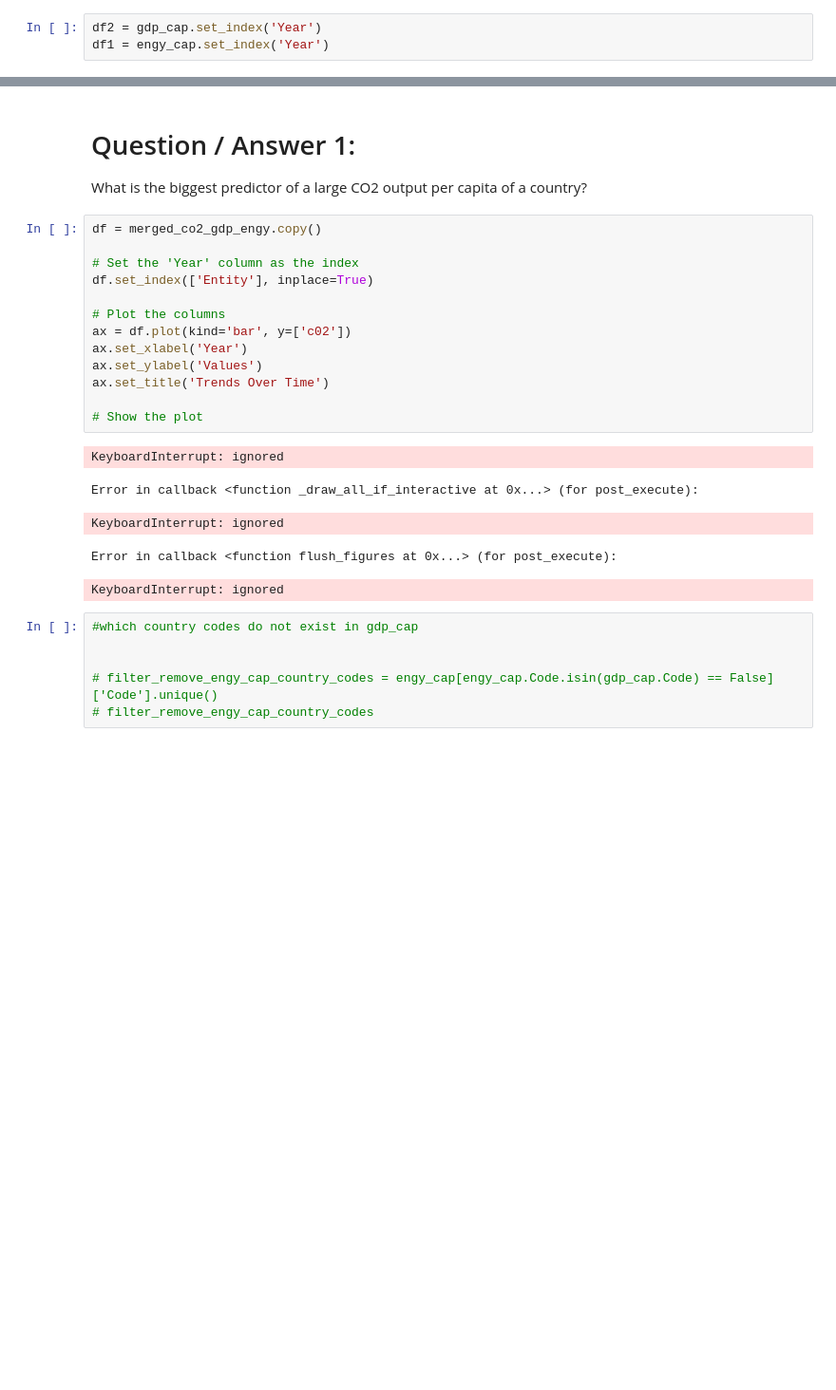
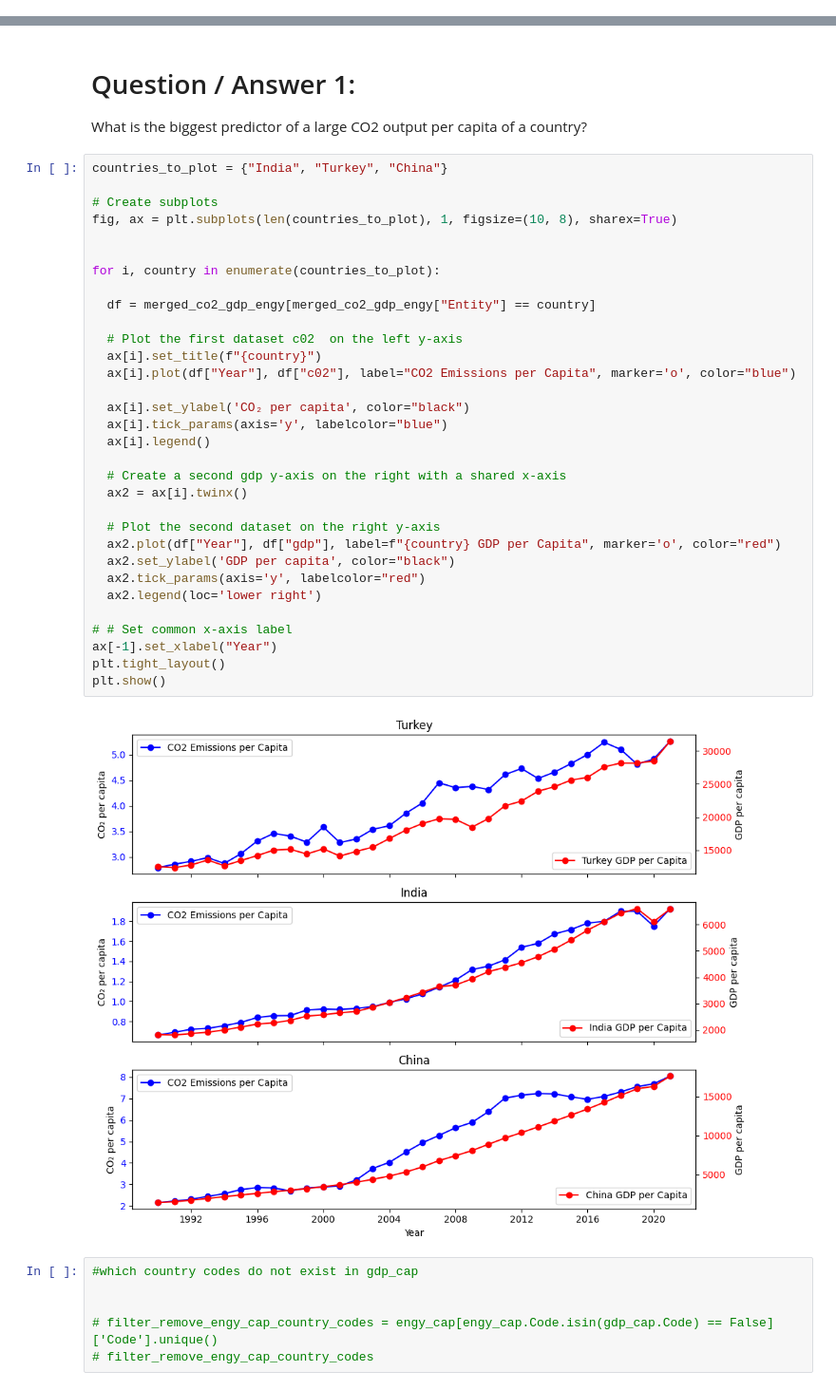
Before and after one commit to ayuksekdag/winacademy_python_dna, a Jupyter notebook: final_assignment/final_co2Project.ipynb, the cells around one changed output, grey strips where cells are left out. Shown at 95% size. Cells and saved outputs as stored; diff of their text form; blank space fills up the shorter version.

```diff
--- a/final_assignment/final_co2Project.ipynb
+++ b/final_assignment/final_co2Project.ipynb
@@ -63,9 +62,6 @@ engy_cap['Year'] = pd.to_datetime(engy_cap['Year'], format='%Y')
 # print(f' \n grootte co2_cap  {co2_cap.shape}')
 # print(f' \n grootte engy_cap  {engy_cap.shape}')
 # print(f' \n grootte gdp_cap {gdp_cap.shape}')
-# %%
-df2 = gdp_cap.set_index('Year')
-df1 = engy_cap.set_index('Year')
 # %%
 # INTERSECTION INNER JOIN TO CREATE
 # 1 DATASET BASED ON COUNTRY AND YEAR.
@@ -97,25 +92,40 @@ dtype: object
 # %% [markdown]
 # Question / Answer 1:
 What is the biggest predictor of a large CO2 output per capita of a country?
-# %%
-df = merged_co2_gdp_engy.copy()
-
-# Set the 'Year' column as the index
-df.set_index(['Entity'], inplace=True)
-
-# Plot the columns
-ax = df.plot(kind='bar', y=['c02'])
-ax.set_xlabel('Year')
-ax.set_ylabel('Values')
-ax.set_title('Trends Over Time')
-
-# Show the plot
-# %% [output]
-KeyboardInterrupt: ignored
-Error in callback <function _draw_all_if_interactive at 0x...> (for post_execute):
-KeyboardInterrupt: ignored
-Error in callback <function flush_figures at 0x...> (for post_execute):
-KeyboardInterrupt: ignored
+# %%
+countries_to_plot = {"India", "Turkey", "China"}
+
+# Create subplots
+fig, ax = plt.subplots(len(countries_to_plot), 1, figsize=(10, 8), sharex=True)
+
+
+for i, country in enumerate(countries_to_plot):
+
+  df = merged_co2_gdp_engy[merged_co2_gdp_engy["Entity"] == country]
+
+  # Plot the first dataset c02  on the left y-axis
+  ax[i].set_title(f"{country}")
+  ax[i].plot(df["Year"], df["c02"], label="CO2 Emissions per Capita", marker='o', color="blue")
+
+  ax[i].set_ylabel('CO₂ per capita', color="black")
+  ax[i].tick_params(axis='y', labelcolor="blue")
+  ax[i].legend()
+
+  # Create a second gdp y-axis on the right with a shared x-axis
+  ax2 = ax[i].twinx()
+
+  # Plot the second dataset on the right y-axis
+  ax2.plot(df["Year"], df["gdp"], label=f"{country} GDP per Capita", marker='o', color="red")
+  ax2.set_ylabel('GDP per capita', color="black")
+  ax2.tick_params(axis='y', labelcolor="red")
+  ax2.legend(loc='lower right')
+
+# # Set common x-axis label
+ax[-1].set_xlabel("Year")
+plt.tight_layout()
+plt.show()
+# %% [output]
+[figure, added]
 # %%
 #which country codes do not exist in gdp_cap
 
```
Also changed, not shown: parts of 3 cells of this notebook.
